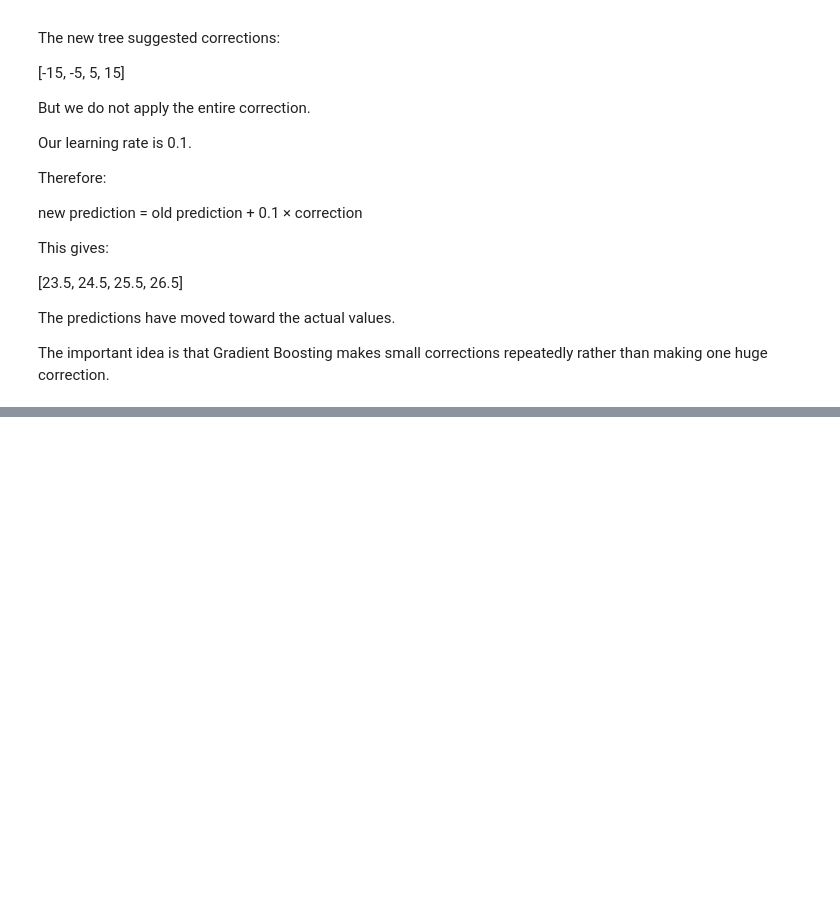
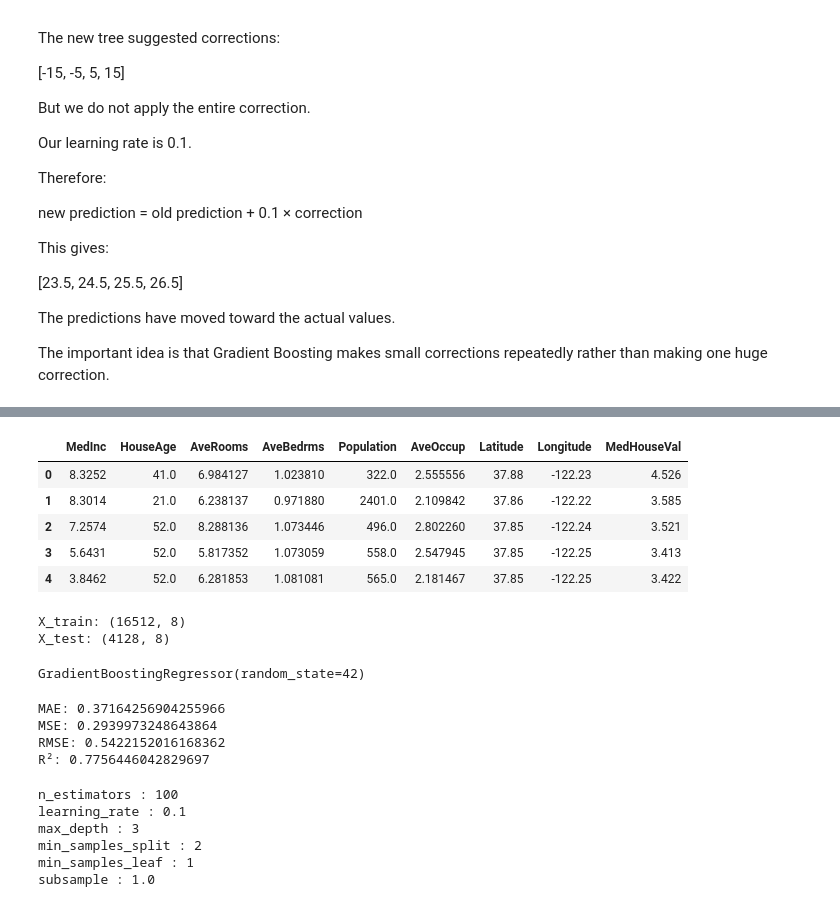
Before and after one commit to Navkirat9339/Housing-Price-Prediction, a Jupyter notebook: notebooks/06_gradient_boosting_regression.ipynb, the cells around one changed output, grey strips where cells are left out. Drawn from its saved outputs; the diff is of its cells as text; code cells hidden in the pictures; blank space fills up the shorter version.

```diff
--- a/notebooks/06_gradient_boosting_regression.ipynb
+++ b/notebooks/06_gradient_boosting_regression.ipynb
@@ -239,0 +390,16 @@ The important idea is that Gradient Boosting makes small corrections repeatedly
+# %%
+from sklearn.datasets import fetch_california_housing
+
+housing = fetch_california_housing(as_frame=True)
+# %%
+import pandas as pd
+
+df = housing.frame
+df.head()
+# %% [output]
+|  | MedInc | HouseAge | AveRooms | AveBedrms | Population | AveOccup | Latitude | Longitude | MedHouseVal |
+| 0 | 8.3252 | 41.0 | 6.984127 | 1.023810 | 322.0 | 2.555556 | 37.88 | -122.23 | 4.526 |
+| 1 | 8.3014 | 21.0 | 6.238137 | 0.971880 | 2401.0 | 2.109842 | 37.86 | -122.22 | 3.585 |
+| 2 | 7.2574 | 52.0 | 8.288136 | 1.073446 | 496.0 | 2.802260 | 37.85 | -122.24 | 3.521 |
+| 3 | 5.6431 | 52.0 | 5.817352 | 1.073059 | 558.0 | 2.547945 | 37.85 | -122.25 | 3.413 |
+| 4 | 3.8462 | 52.0 | 6.281853 | 1.081081 | 565.0 | 2.181467 | 37.85 | -122.25 | 3.422 |
@@ -239,0 +409,15 @@ The important idea is that Gradient Boosting makes small corrections repeatedly
+# %%
+from sklearn.model_selection import train_test_split
+
+X_train, X_test, y_train, y_test = train_test_split(
+    X,
+    y,
+    test_size=0.2,
+    random_state=42
+)
+
+print("X_train:", X_train.shape)
+print("X_test:", X_test.shape)
+# %% [output]
+X_train: (16512, 8)
+X_test: (4128, 8)
@@ -239,0 +430,4 @@ The important idea is that Gradient Boosting makes small corrections repeatedly
+# %%
+gbr.fit(X_train, y_train)
+# %% [output]
+GradientBoostingRegressor(random_state=42)
@@ -239,0 +436,37 @@ The important idea is that Gradient Boosting makes small corrections repeatedly
+# %%
+from sklearn.metrics import mean_absolute_error, mean_squared_error, r2_score
+import numpy as np
+
+mae_gbr = mean_absolute_error(y_test, y_pred_gbr)
+mse_gbr = mean_squared_error(y_test, y_pred_gbr)
+rmse_gbr = np.sqrt(mse_gbr)
+r2_gbr = r2_score(y_test, y_pred_gbr)
+
+print("MAE:", mae_gbr)
+print("MSE:", mse_gbr)
+print("RMSE:", rmse_gbr)
+print("R²:", r2_gbr)
+# %% [output]
+MAE: 0.37164256904255966
+MSE: 0.2939973248643864
+RMSE: 0.5422152016168362
+R²: 0.7756446042829697
+# %%
+params = gbr.get_params()
+
+for parameter in [
+    "n_estimators",
+    "learning_rate",
+    "max_depth",
+    "min_samples_split",
+    "min_samples_leaf",
+    "subsample"
+]:
+    print(parameter, ":", params[parameter])
+# %% [output]
+n_estimators : 100
+learning_rate : 0.1
+max_depth : 3
+min_samples_split : 2
+min_samples_leaf : 1
+subsample : 1.0
```
Also changed, not shown: parts of 23 cells of this notebook, 1 other file.
